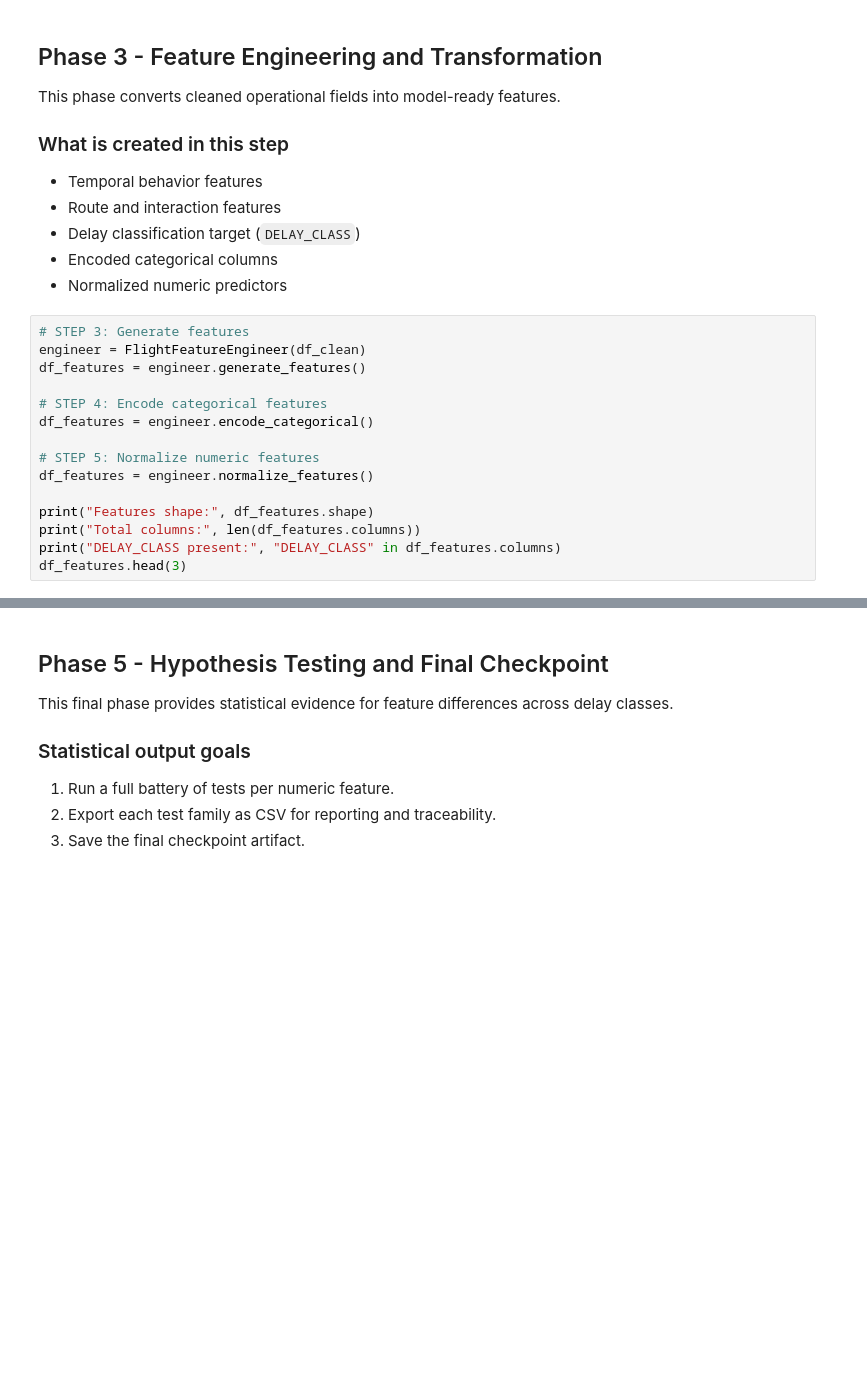
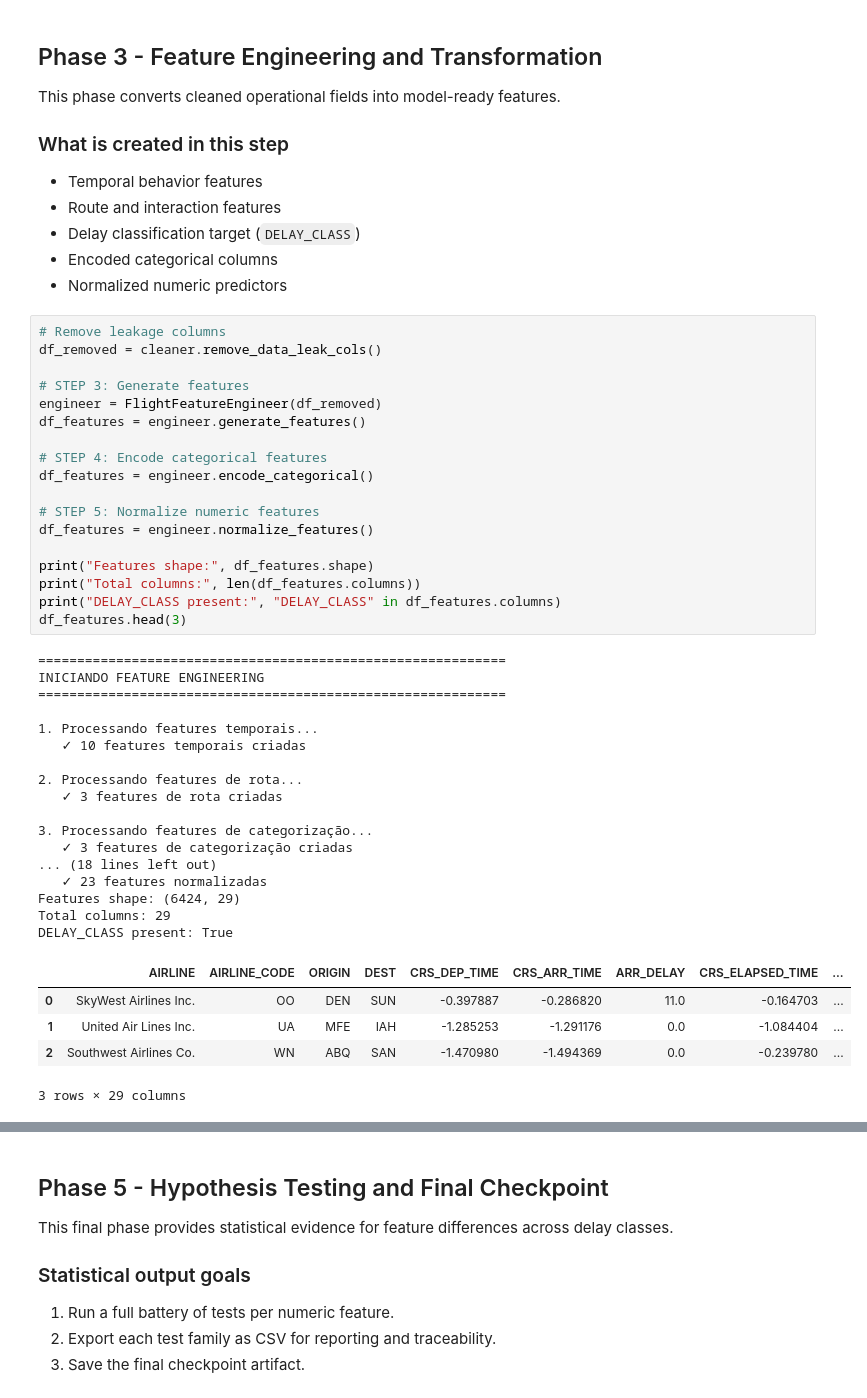
Before and after one commit to itsDavid08/DataScience_IA, a Jupyter notebook: Project_Code/JupyterNotebook/Data_Exploration.ipynb, the cells around one changed output, grey strips where cells are left out. Saved outputs shown, nothing was run; the diff lists cells and outputs as text; blank space fills up the shorter version.

```diff
--- a/Project_Code/JupyterNotebook/Data_Exploration.ipynb
+++ b/Project_Code/JupyterNotebook/Data_Exploration.ipynb
@@ -287,20 +323,46 @@ This phase converts cleaned operational fields into model-ready features.
 - Encoded categorical columns
 - Normalized numeric predictors
 # %%
+# Remove leakage columns
+df_removed = cleaner.remove_data_leak_cols()
+
 # STEP 3: Generate features
-engineer = FlightFeatureEngineer(df_clean)
+engineer = FlightFeatureEngineer(df_removed)
 df_features = engineer.generate_features()
 
 # STEP 4: Encode categorical features
 df_features = engineer.encode_categorical()
 
 # STEP 5: Normalize numeric features
 df_features = engineer.normalize_features()
 
 print("Features shape:", df_features.shape)
 print("Total columns:", len(df_features.columns))
 print("DELAY_CLASS present:", "DELAY_CLASS" in df_features.columns)
 df_features.head(3)
+# %% [output]
+============================================================
+INICIANDO FEATURE ENGINEERING
+============================================================
+
+1. Processando features temporais...
+   ✓ 10 features temporais criadas
+
+2. Processando features de rota...
+   ✓ 3 features de rota criadas
+
+3. Processando features de categorização...
+   ✓ 3 features de categorização criadas
+... (18 lines left out)
+   ✓ 23 features normalizadas
+Features shape: (6424, 29)
+Total columns: 29
+DELAY_CLASS present: True
+|  | AIRLINE | AIRLINE_CODE | ORIGIN | DEST | CRS_DEP_TIME | CRS_ARR_TIME | ARR_DELAY | CRS_ELAPSED_TIME | ... |
+| 0 | SkyWest Airlines Inc. | OO | DEN | SUN | -0.397887 | -0.286820 | 11.0 | -0.164703 | ... |
+| 1 | United Air Lines Inc. | UA | MFE | IAH | -1.285253 | -1.291176 | 0.0 | -1.084404 | ... |
+| 2 | Southwest Airlines Co. | WN | ABQ | SAN | -1.470980 | -1.494369 | 0.0 | -0.239780 | ... |
+3 rows × 29 columns
 # %%
 # STEP 6: Intermediate checkpoint
 loader.data = df_features
```
Also changed, not shown: parts of 27 cells of this notebook, 4 other files.
